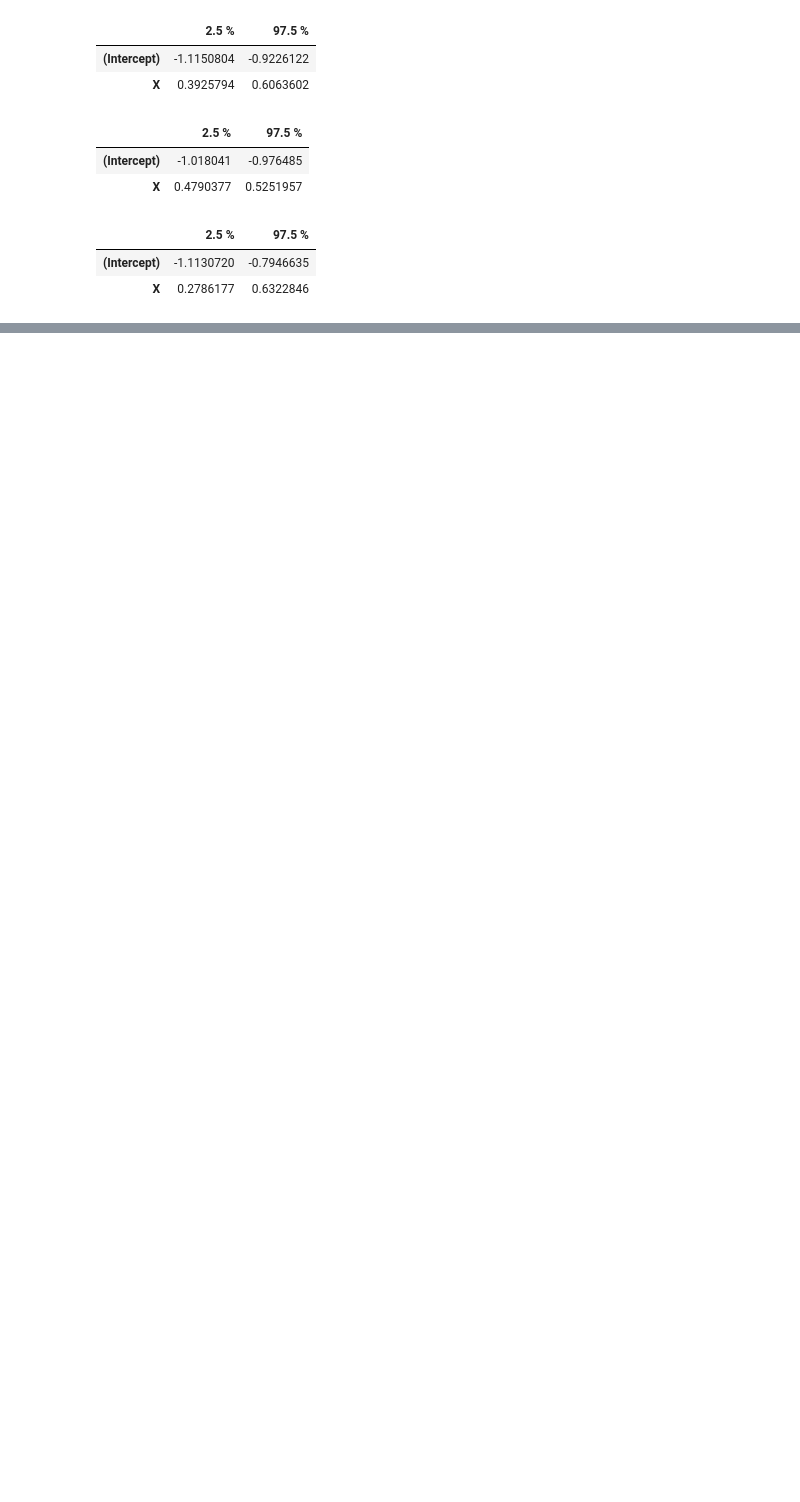
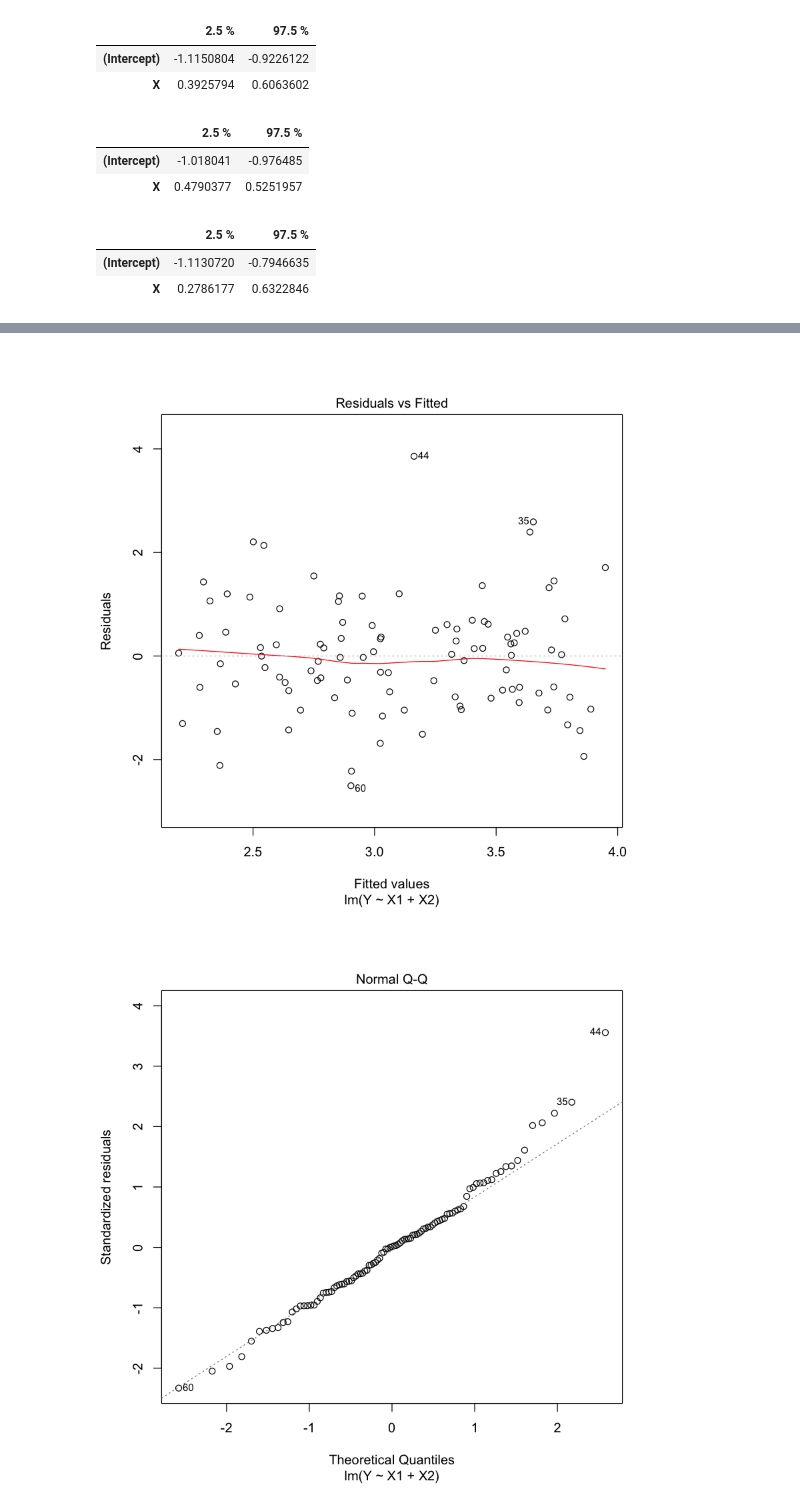
Before and after one commit to Deborah-Digges/statistical-learning, a Jupyter notebook: linear-regression/solution-linear-regression-part-3.ipynb, the cells around one changed output, grey strips where cells are left out. Saved outputs shown, nothing was run; the diff lists cells and outputs as text; code cells hidden in the pictures; blank space fills up the shorter version.

```diff
--- a/linear-regression/solution-linear-regression-part-3.ipynb
+++ b/linear-regression/solution-linear-regression-part-3.ipynb
@@ -224,0 +337,2 @@ confint(more_noise_fit)
+# %%
+Y = 2 + 2 * X1 + 0.3 * X2 + rnorm(101)
@@ -224,0 +343,7 @@ confint(more_noise_fit)
+# %%
+fit = lm(Y ~ X1 + X2)
+# %%
+plot(fit)
+# %% [output]
+[figure, added]
+[figure, added]
```
Also changed, not shown: parts of 43 cells of this notebook.
